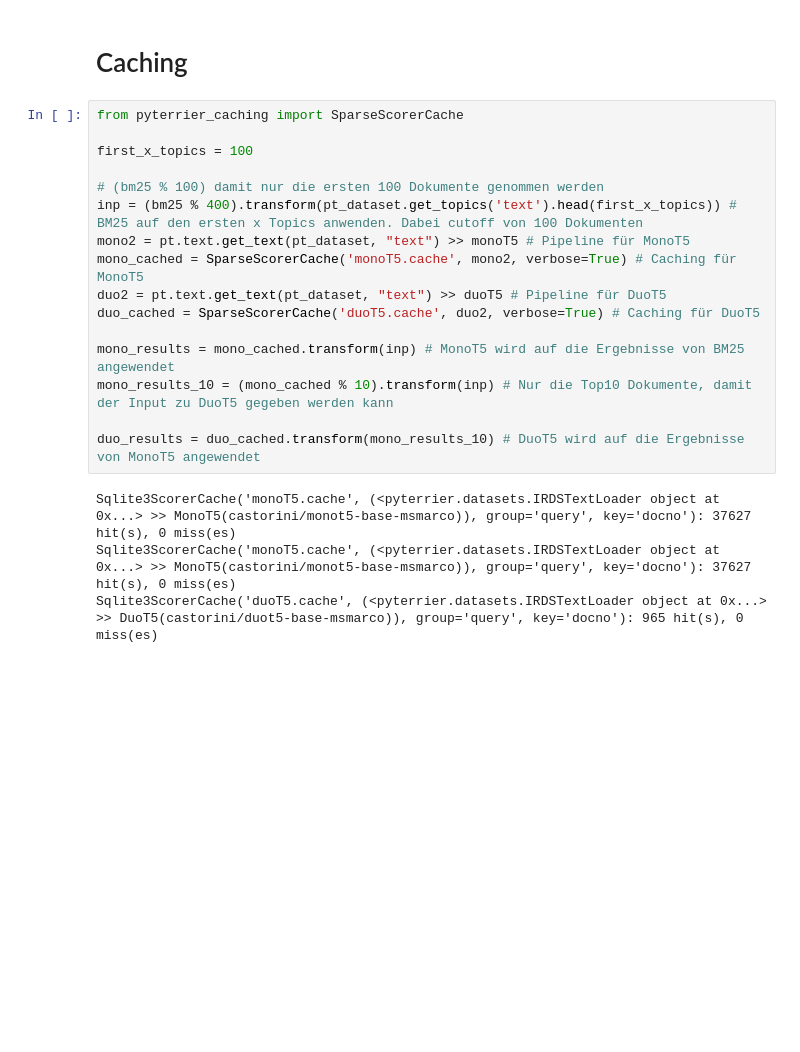
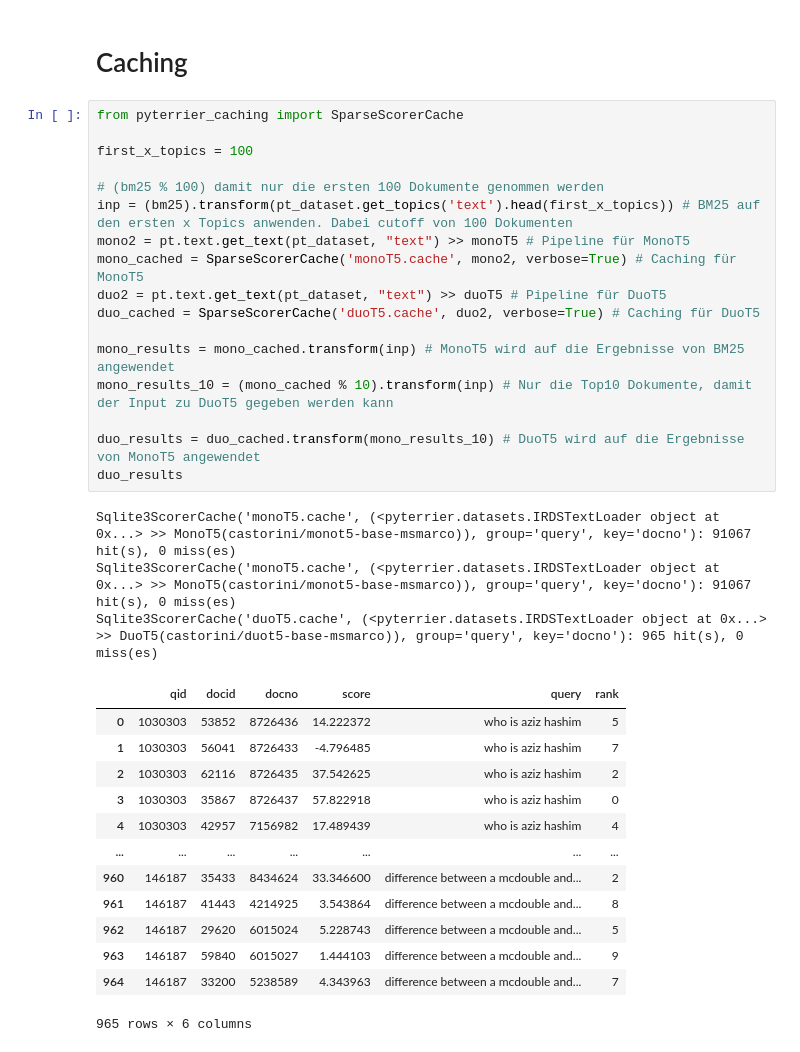
Before and after one commit to 01ill/ir_suchMaschinen, a Jupyter notebook: baseline-retrieval-system/baseline-retrieval-system.ipynb, the cells around one changed output. Drawn from its saved outputs; the diff is of its cells as text; blank space fills up the shorter version.

```diff
--- a/baseline-retrieval-system/baseline-retrieval-system.ipynb
+++ b/baseline-retrieval-system/baseline-retrieval-system.ipynb
@@ -204,23 +199,37 @@ Experiment(
 # %%
 from pyterrier_caching import SparseScorerCache
 
 first_x_topics = 100
 
 # (bm25 % 100) damit nur die ersten 100 Dokumente genommen werden
-inp = (bm25 % 400).transform(pt_dataset.get_topics('text').head(first_x_topics)) # BM25 auf den ersten x Topics anwenden. Dabei cutoff von 100 Dokumenten
+inp = (bm25).transform(pt_dataset.get_topics('text').head(first_x_topics)) # BM25 auf den ersten x Topics anwenden. Dabei cutoff von 100 Dokumenten
 mono2 = pt.text.get_text(pt_dataset, "text") >> monoT5 # Pipeline für MonoT5
 mono_cached = SparseScorerCache('monoT5.cache', mono2, verbose=True) # Caching für MonoT5
 duo2 = pt.text.get_text(pt_dataset, "text") >> duoT5 # Pipeline für DuoT5
 duo_cached = SparseScorerCache('duoT5.cache', duo2, verbose=True) # Caching für DuoT5
 
 mono_results = mono_cached.transform(inp) # MonoT5 wird auf die Ergebnisse von BM25 angewendet
 mono_results_10 = (mono_cached % 10).transform(inp) # Nur die Top10 Dokumente, damit der Input zu DuoT5 gegeben werden kann
 
 duo_results = duo_cached.transform(mono_results_10) # DuoT5 wird auf die Ergebnisse von MonoT5 angewendet
+duo_results
 # %% [output]
-Sqlite3ScorerCache('monoT5.cache', (<pyterrier.datasets.IRDSTextLoader object at 0x...> >> MonoT5(castorini/monot5-base-msmarco)), group='query', key='docno'): 37627 hit(s), 0 miss(es)
-Sqlite3ScorerCache('monoT5.cache', (<pyterrier.datasets.IRDSTextLoader object at 0x...> >> MonoT5(castorini/monot5-base-msmarco)), group='query', key='docno'): 37627 hit(s), 0 miss(es)
+Sqlite3ScorerCache('monoT5.cache', (<pyterrier.datasets.IRDSTextLoader object at 0x...> >> MonoT5(castorini/monot5-base-msmarco)), group='query', key='docno'): 91067 hit(s), 0 miss(es)
+Sqlite3ScorerCache('monoT5.cache', (<pyterrier.datasets.IRDSTextLoader object at 0x...> >> MonoT5(castorini/monot5-base-msmarco)), group='query', key='docno'): 91067 hit(s), 0 miss(es)
 Sqlite3ScorerCache('duoT5.cache', (<pyterrier.datasets.IRDSTextLoader object at 0x...> >> DuoT5(castorini/duot5-base-msmarco)), group='query', key='docno'): 965 hit(s), 0 miss(es)
+|  | qid | docid | docno | score | query | rank |
+| 0 | 1030303 | 53852 | 8726436 | 14.222372 | who is aziz hashim | 5 |
+| 1 | 1030303 | 56041 | 8726433 | -4.796485 | who is aziz hashim | 7 |
+| 2 | 1030303 | 62116 | 8726435 | 37.542625 | who is aziz hashim | 2 |
+| 3 | 1030303 | 35867 | 8726437 | 57.822918 | who is aziz hashim | 0 |
+| 4 | 1030303 | 42957 | 7156982 | 17.489439 | who is aziz hashim | 4 |
+| ... | ... | ... | ... | ... | ... | ... |
+| 960 | 146187 | 35433 | 8434624 | 33.346600 | difference between a mcdouble and... | 2 |
+| 961 | 146187 | 41443 | 4214925 | 3.543864 | difference between a mcdouble and... | 8 |
+| 962 | 146187 | 29620 | 6015024 | 5.228743 | difference between a mcdouble and... | 5 |
+| 963 | 146187 | 59840 | 6015027 | 1.444103 | difference between a mcdouble and... | 9 |
+| 964 | 146187 | 33200 | 5238589 | 4.343963 | difference between a mcdouble and... | 7 |
+965 rows × 6 columns
 # %%
 # Experiment wird ausgeführt mit den berechneten DataFrames
 Experiment(
```
Also changed, not shown: parts of 8 cells of this notebook.
